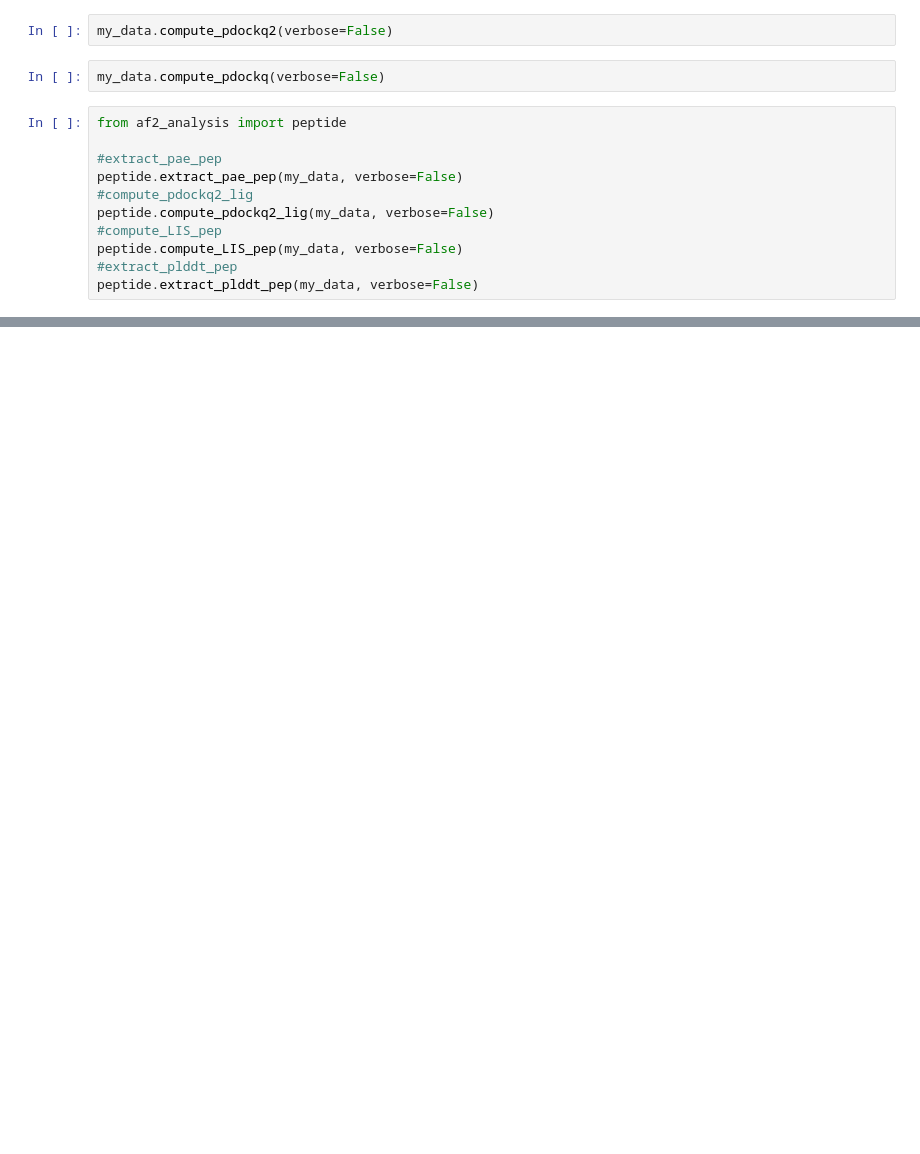
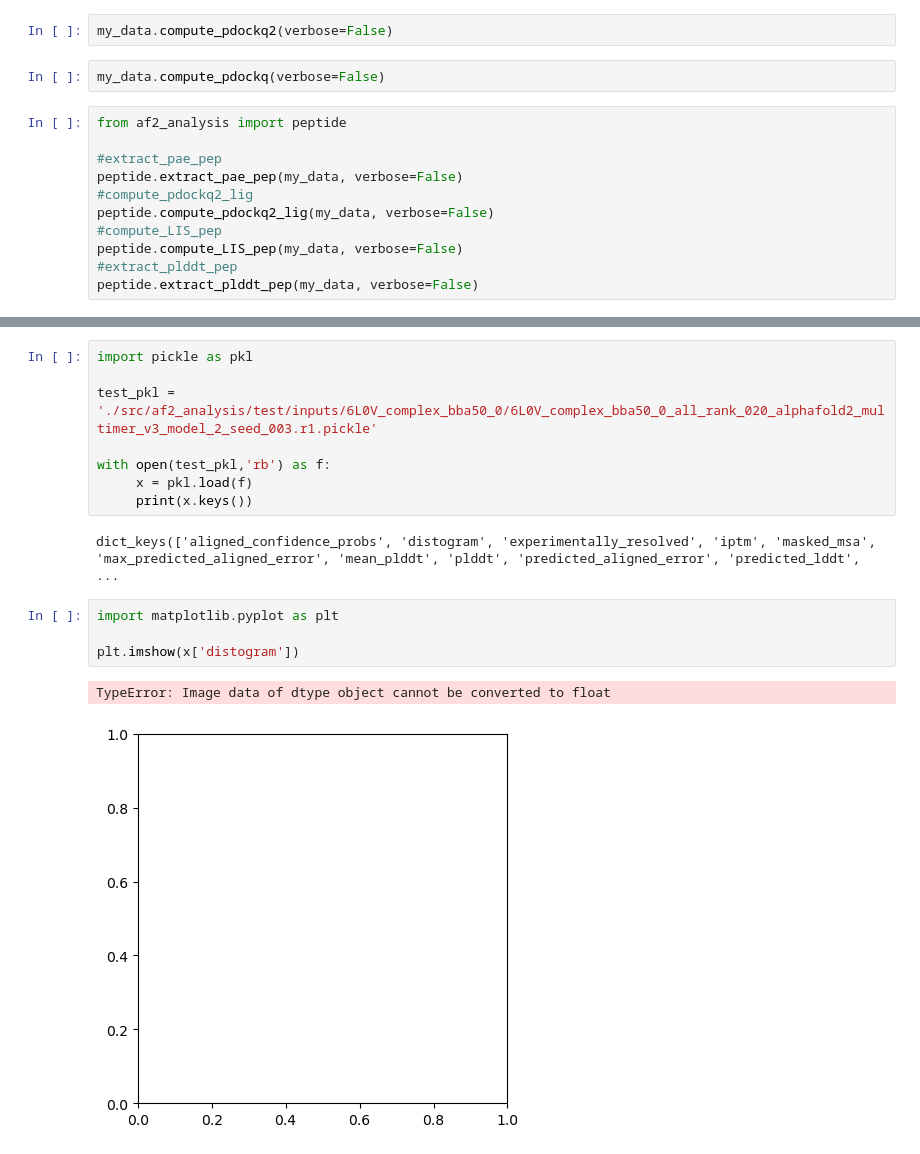
Before and after one commit to samuelmurail/af2_analysis, a Jupyter notebook: example.ipynb, the cells around one changed output, grey strips where cells are left out. Saved outputs shown, nothing was run; the diff lists cells and outputs as text; blank space fills up the shorter version.

```diff
--- a/example.ipynb
+++ b/example.ipynb
@@ -29,0 +52,17 @@ peptide.extract_plddt_pep(my_data, verbose=False)
+# %%
+import pickle as pkl
+
+test_pkl = './src/af2_analysis/test/inputs/6L0V_complex_bba50_0/6L0V_complex_bba50_0_all_rank_020_alphafold2_multimer_v3_model_2_seed_003.r1.pickle'
+
+with open(test_pkl,'rb') as f:
+     x = pkl.load(f)
+     print(x.keys())
+# %% [output]
+dict_keys(['aligned_confidence_probs', 'distogram', 'experimentally_resolved', 'iptm', 'masked_msa', 'max_predicted_aligned_error', 'mean_plddt', 'plddt', 'predicted_aligned_error', 'predicted_lddt',  ...
+# %%
+import matplotlib.pyplot as plt
+
+plt.imshow(x['distogram'])
+# %% [output]
+TypeError: Image data of dtype object cannot be converted to float
+[figure, added]
```
Also changed, not shown: parts of 3 cells of this notebook, 5 other files.
